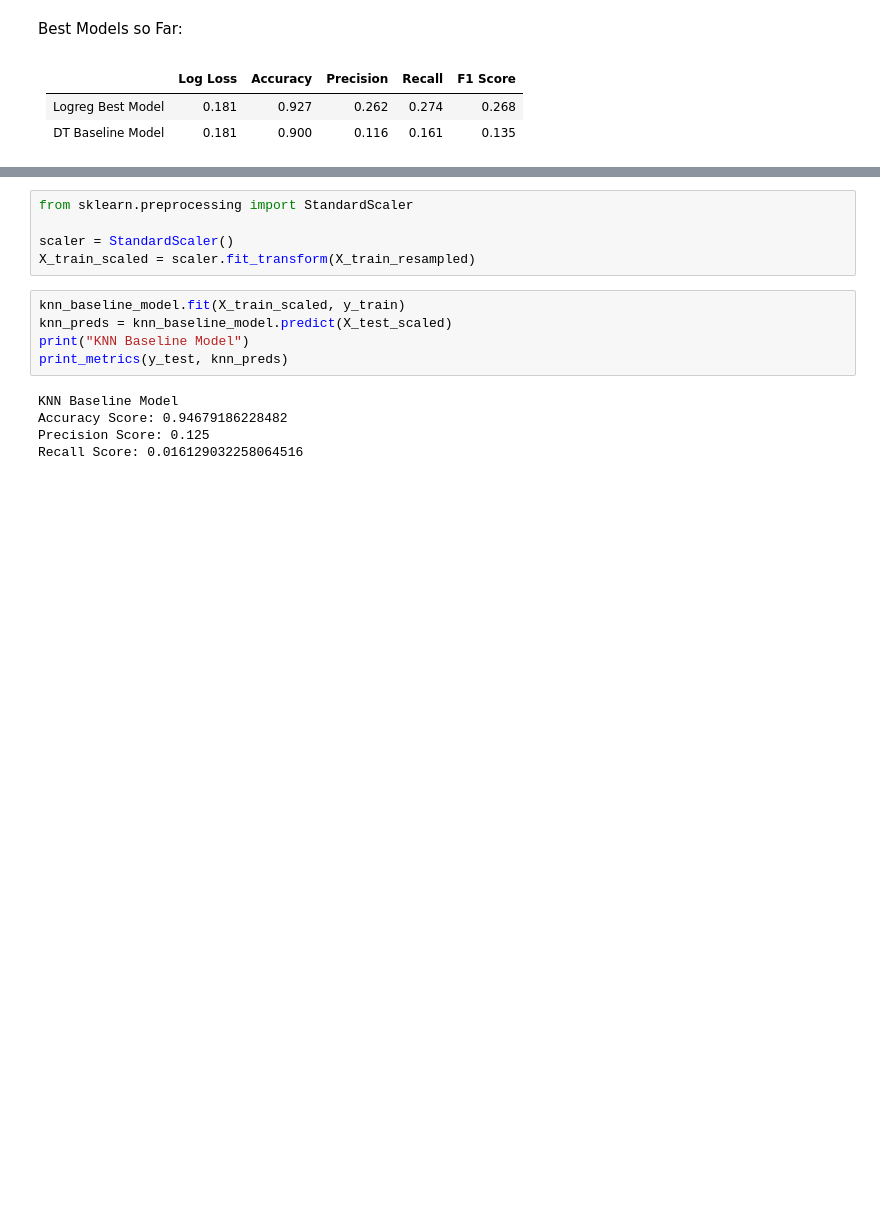
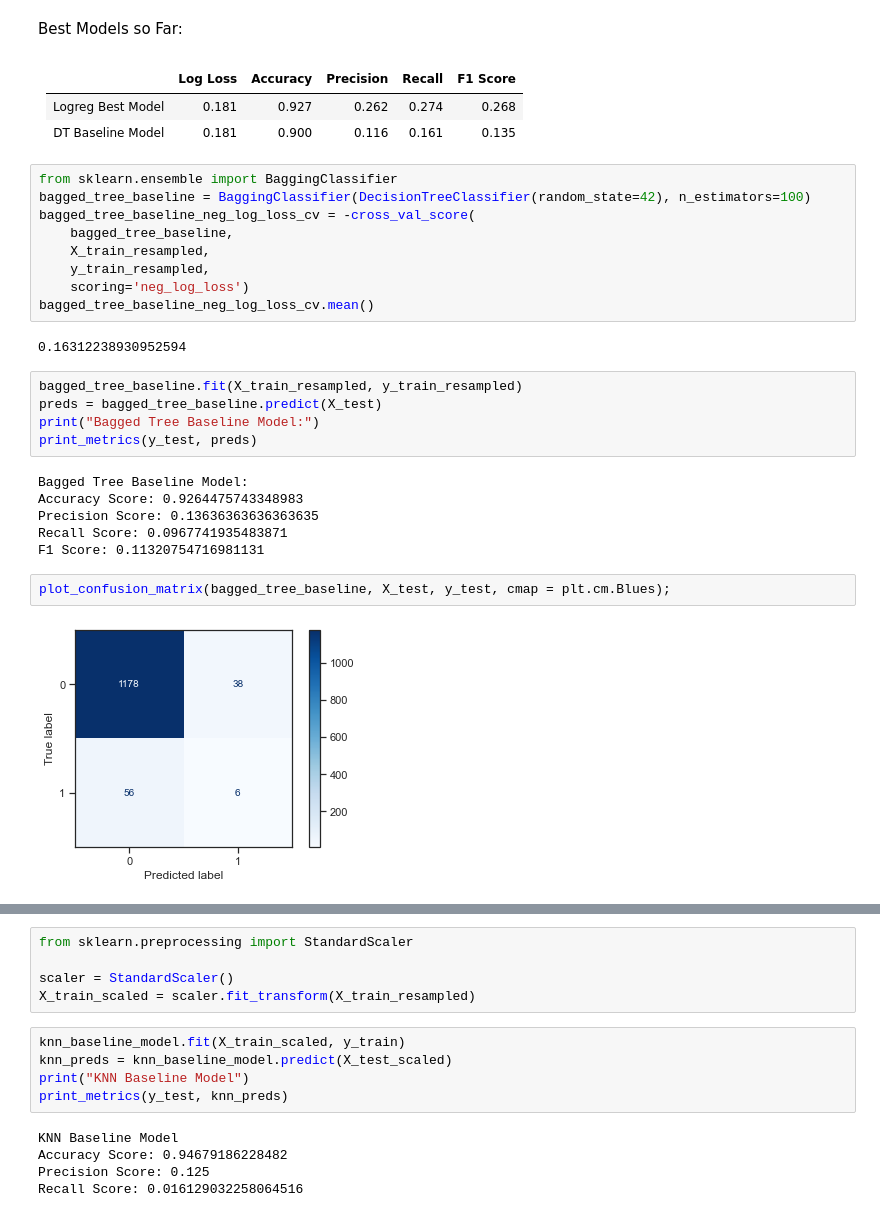
Before and after one commit to VolhaP87/Stroke_Prediction_Analysis, a Jupyter notebook: Stroke_prediction1.ipynb, the cells around one changed output, grey strips where cells are left out. Cells and saved outputs as stored; diff of their text form; blank space fills up the shorter version.

Commit message:
bagged tree

```diff
--- a/Stroke_prediction1.ipynb
+++ b/Stroke_prediction1.ipynb
@@ -564,3 +564,29 @@ Best Models so Far:
 |-------------------|----------|----------|-----------|--------|----------|
 | Logreg Best Model | 0.181    | 0.927    | 0.262     | 0.274  | 0.268    |
 | DT Baseline Model | 0.181    | 0.900    | 0.116     | 0.161  | 0.135    |
+# %%
+from sklearn.ensemble import BaggingClassifier
+bagged_tree_baseline = BaggingClassifier(DecisionTreeClassifier(random_state=42), n_estimators=100)
+bagged_tree_baseline_neg_log_loss_cv = -cross_val_score(
+    bagged_tree_baseline,
+    X_train_resampled,
+    y_train_resampled,
+    scoring='neg_log_loss')
+bagged_tree_baseline_neg_log_loss_cv.mean()
+# %% [output]
+0.16312238930952594
+# %%
+bagged_tree_baseline.fit(X_train_resampled, y_train_resampled)
+preds = bagged_tree_baseline.predict(X_test)
+print("Bagged Tree Baseline Model:")
+print_metrics(y_test, preds)
+# %% [output]
+Bagged Tree Baseline Model:
+Accuracy Score: 0.9264475743348983
+Precision Score: 0.13636363636363635
+Recall Score: 0.0967741935483871
+F1 Score: 0.11320754716981131
+# %%
+plot_confusion_matrix(bagged_tree_baseline, X_test, y_test, cmap = plt.cm.Blues);
+# %% [output]
+[figure, added]
```
Also changed, not shown: parts of 25 cells of this notebook.
